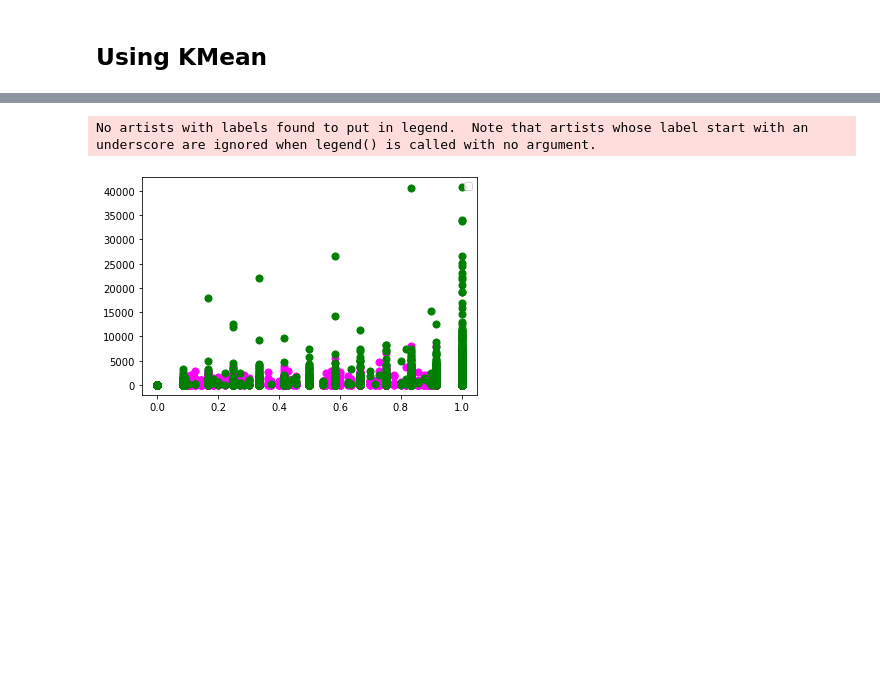
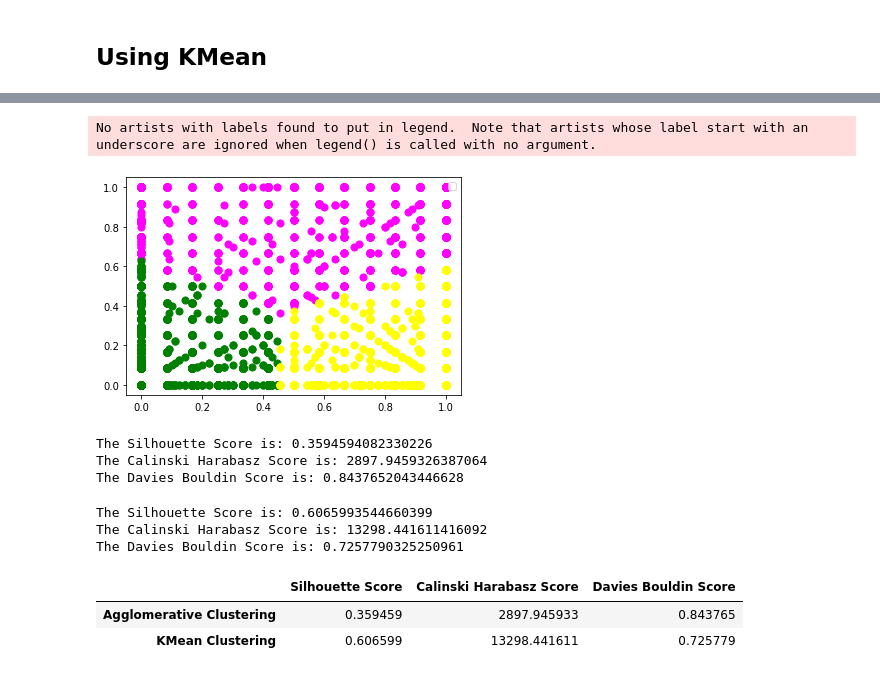
Before and after one commit to ziadhegazi/Intro-to-Artifictial-Intelligence, a Jupyter notebook: Kmean/kmean.ipynb, the cells around one changed output, grey strips where cells are left out. Saved outputs shown, nothing was run; the diff lists cells and outputs as text; code cells hidden in the pictures; blank space fills up the shorter version.

Commit message:
Finished applying two Clustering models and comparing them using three different metrics

```diff
--- a/Kmean/kmean.ipynb
+++ b/Kmean/kmean.ipynb
@@ -128,7 +128,9 @@ from sklearn.cluster import AgglomerativeClustering
 # %%
 ac = AgglomerativeClustering(n_clusters=4, affinity="euclidean", linkage="complete")
 
-label = ac.fit_predict(data.drop("CUST_ID", axis=1))
+X = data[["PURCHASES_INSTALLMENTS_FREQUENCY", "ONEOFF_PURCHASES_FREQUENCY"]]
+
+label = ac.fit_predict(X)
 
 ag_label = pd.DataFrame(label)
 
@@ -198,9 +252,16 @@ array([0, 1, 0, ..., 0, 0, 0])
+# %%
+# KMean Clustering
+kmean = KMeans(n_clusters=3, random_state=40)
+kmean_model = kmean.fit(X)
+
+kmean_labels = kmean_model.labels_
 # %%
-plt.scatter(data["PURCHASES_FREQUENCY"][kmean_labels== 0], data["ONEOFF_PURCHASES"][kmean_labels == 0], c="magenta", s=50)
-plt.scatter(data["PURCHASES_FREQUENCY"][kmean_labels == 1], data["ONEOFF_PURCHASES"][kmean_labels== 1], c="green", s=50)
+plt.scatter(data["PURCHASES_INSTALLMENTS_FREQUENCY"][kmean_labels== 0], data["ONEOFF_PURCHASES_FREQUENCY"][kmean_labels == 0], c="magenta", s=50)
+plt.scatter(data["PURCHASES_INSTALLMENTS_FREQUENCY"][kmean_labels == 1], data["ONEOFF_PURCHASES_FREQUENCY"][kmean_labels== 1], c="green", s=50)
+plt.scatter(data["PURCHASES_INSTALLMENTS_FREQUENCY"][kmean_labels == 2], data["ONEOFF_PURCHASES_FREQUENCY"][kmean_labels== 2], c="yellow", s=50)
 
 plt.legend()
 plt.show()
 # %% [output]
 No artists with labels found to put in legend.  Note that artists whose label start with an underscore are ignored when legend() is called with no argument.
-[figure, old version]
+[figure, new version]
@@ -206,0 +277,23 @@ No artists with labels found to put in legend.  Note that artists whose label st
+# %%
+ag_ss, ag_chs, ag_dbs = metrics(X, ag_label)
+# %% [output]
+The Silhouette Score is: 0.3594594082330226
+The Calinski Harabasz Score is: 2897.9459326387064
+The Davies Bouldin Score is: 0.8437652043446628
+# %%
+km_ss, km_chs, km_dbs = metrics(X, kmean_labels)
+# %% [output]
+The Silhouette Score is: 0.6065993544660399
+The Calinski Harabasz Score is: 13298.441611416092
+The Davies Bouldin Score is: 0.7257790325250961
+# %%
+results = {"Agglomerative Clustering": {"Silhouette Score": ag_ss, "Calinski Harabasz Score": ag_chs, "Davies Bouldin Score": ag_dbs},
+           "KMean Clustering": {"Silhouette Score": km_ss, "Calinski Harabasz Score": km_chs, "Davies Bouldin Score": km_dbs}}
+
+results = pd.DataFrame(results)
+
+results.transpose()
+# %% [output]
+|  | Silhouette Score | Calinski Harabasz Score | Davies Bouldin Score |
+| Agglomerative Clustering | 0.359459 | 2897.945933 | 0.843765 |
+| KMean Clustering | 0.606599 | 13298.441611 | 0.725779 |
```
Also changed, not shown: parts of 16 cells of this notebook.
